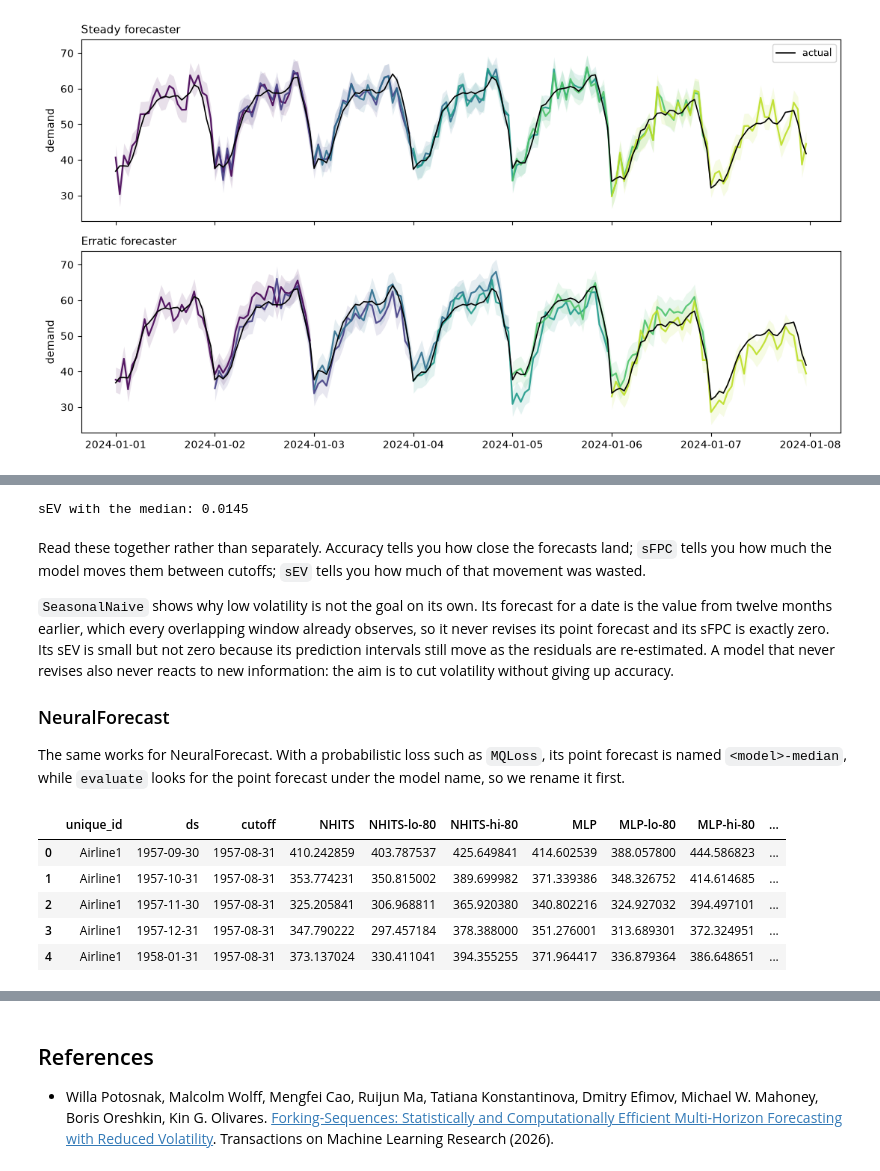
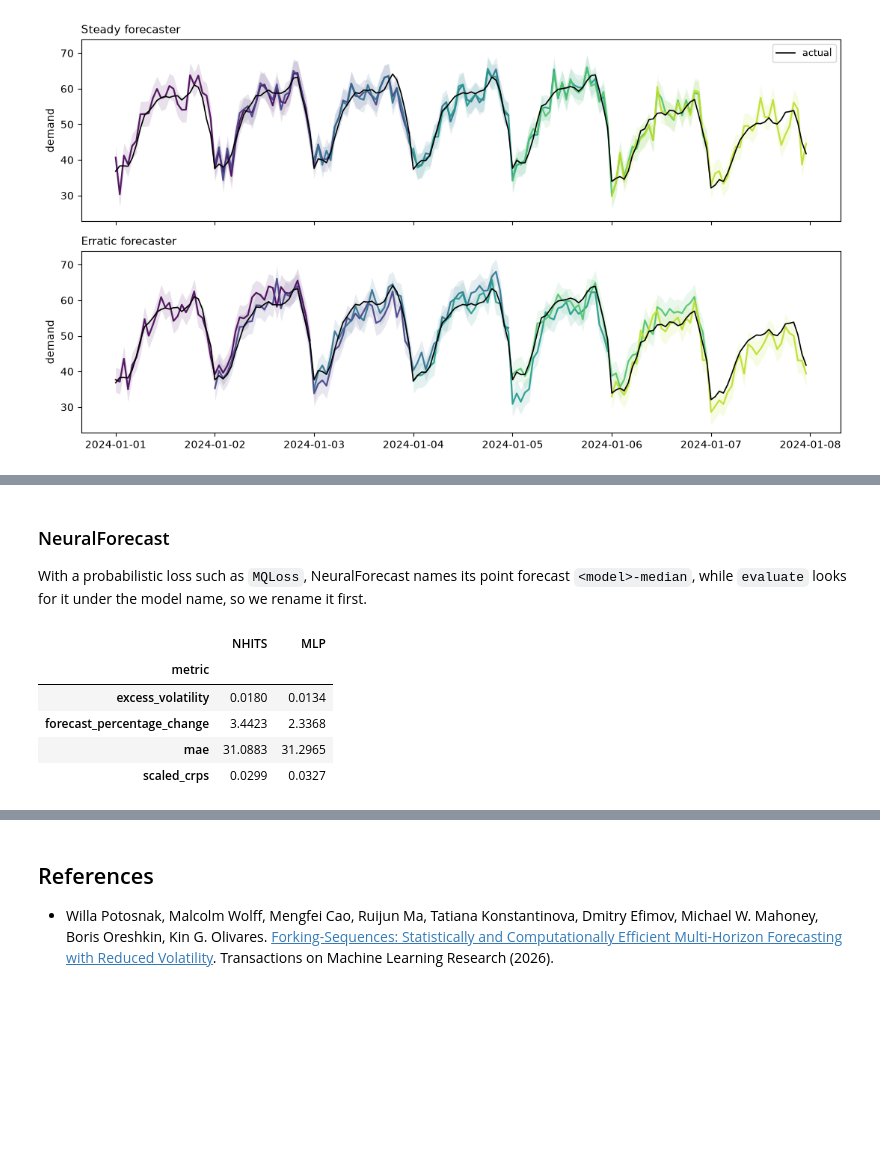
Before and after one commit to Nixtla/utilsforecast, a Jupyter notebook: nbs/docs/tutorials/forecast_volatility.ipynb, the cells around one changed output, grey strips where cells are left out. Drawn from its saved outputs; the diff is of its cells as text; code cells hidden in the pictures; blank space fills up the shorter version.

Commit message:
docs: condense forecast volatility tutorial and train NeuralForecast on one device

```diff
--- a/nbs/docs/tutorials/forecast_volatility.ipynb
+++ b/nbs/docs/tutorials/forecast_volatility.ipynb
@@ -258,10 +220,11 @@ The one requirement is that **`step_size` must be smaller than the horizon**, so
 
 ### StatsForecast
 # %%
-sf = StatsForecast(
-    models=[AutoETS(season_length=12), SeasonalNaive(season_length=12)],
-    freq="ME",
-)
-cv_df = sf.cross_validation(df=AirPassengersDF, h=12, n_windows=8, step_size=4, level=[80])
-cv_df.head()
+sf = StatsForecast(models=[AutoETS(season_length=12), Naive()], freq="ME")
+df = AirPassengersPanel[["unique_id", "ds", "y"]]
+sf_cv_df = sf.cross_validation(df=df, h=12, n_windows=8, step_size=4, level=[80])
+
+metrics = [mae, scaled_crps, excess_volatility, forecast_percentage_change]
+sf_evaluation = evaluate(sf_cv_df, metrics=metrics, level=[80])
+sf_evaluation.groupby("metric").mean(numeric_only=True).round(4)
 # %% [output]
@@ -308,41 +237,29 @@ evaluation.groupby("metric")[["AutoETS", "SeasonalNaive"]].mean().round(4)
-# %%
-with_median = excess_volatility(
-    cv_df,
-    models={"AutoETS": ["AutoETS-lo-80", "AutoETS", "AutoETS-hi-80"]},
-    quantiles=np.array([0.1, 0.5, 0.9]),
-)
-print(f"sEV with the median: {with_median['AutoETS'].mean():.4f}")
-# %% [output]
-sEV with the median: 0.0145
-# %% [markdown]
-Read these together rather than separately. Accuracy tells you how close the forecasts land; `sFPC` tells you how much the model moves them between cutoffs; `sEV` tells you how much of that movement was wasted.
-
-`SeasonalNaive` shows why low volatility is not the goal on its own. Its forecast for a date is the value from twelve months earlier, which every overlapping window already observes, so it never revises its point forecast and its sFPC is exactly zero. Its sEV is small but not zero because its prediction intervals still move as the residuals are re-estimated. A model that never revises also never reacts to new information: the aim is to cut volatility without giving up accuracy.
-
-### NeuralForecast
-
-The same works for NeuralForecast. With a probabilistic loss such as `MQLoss`, its point forecast is named `<model>-median`, while `evaluate` looks for the point forecast under the model name, so we rename it first.
+# %% [markdown]
+### NeuralForecast
+
+With a probabilistic loss such as `MQLoss`, NeuralForecast names its point forecast `<model>-median`, while `evaluate` looks for it under the model name, so we rename it first.
 # %%
 kwargs = dict(
     h=12,
     input_size=24,
     max_steps=100,
     loss=MQLoss(level=[80]),
     random_seed=0,
     enable_progress_bar=False,
     enable_model_summary=False,
     logger=False,
+    devices=1,
 )
 nf = NeuralForecast(models=[NHITS(**kwargs), MLP(**kwargs)], freq="ME")
-nf_cv_df = nf.cross_validation(
-    df=AirPassengersPanel[["unique_id", "ds", "y"]], n_windows=8, step_size=4
-)
+nf_cv_df = nf.cross_validation(df=df, n_windows=8, step_size=4)
 nf_cv_df = nf_cv_df.rename(columns={"NHITS-median": "NHITS", "MLP-median": "MLP"})
-nf_cv_df.head()
+
+nf_evaluation = evaluate(nf_cv_df, metrics=metrics, level=[80])
+nf_evaluation.groupby("metric").mean(numeric_only=True).round(4)
 # %% [output]
-|  | unique_id | ds | cutoff | NHITS | NHITS-lo-80 | NHITS-hi-80 | MLP | MLP-lo-80 | MLP-hi-80 | ... |
-| 0 | Airline1 | 1957-09-30 | 1957-08-31 | 410.242859 | 403.787537 | 425.649841 | 414.602539 | 388.057800 | 444.586823 | ... |
-| 1 | Airline1 | 1957-10-31 | 1957-08-31 | 353.774231 | 350.815002 | 389.699982 | 371.339386 | 348.326752 | 414.614685 | ... |
-| 2 | Airline1 | 1957-11-30 | 1957-08-31 | 325.205841 | 306.968811 | 365.920380 | 340.802216 | 324.927032 | 394.497101 | ... |
-| 3 | Airline1 | 1957-12-31 | 1957-08-31 | 347.790222 | 297.457184 | 378.388000 | 351.276001 | 313.689301 | 372.324951 | ... |
-| 4 | Airline1 | 1958-01-31 | 1957-08-31 | 373.137024 | 330.411041 | 394.355255 | 371.964417 | 336.879364 | 386.648651 | ... |
+|  | NHITS | MLP |
+| metric |  |  |
+| excess_volatility | 0.0180 | 0.0134 |
+| forecast_percentage_change | 3.4423 | 2.3368 |
+| mae | 31.0883 | 31.2965 |
+| scaled_crps | 0.0299 | 0.0327 |
```
Also changed, not shown: parts of 29 cells of this notebook.
